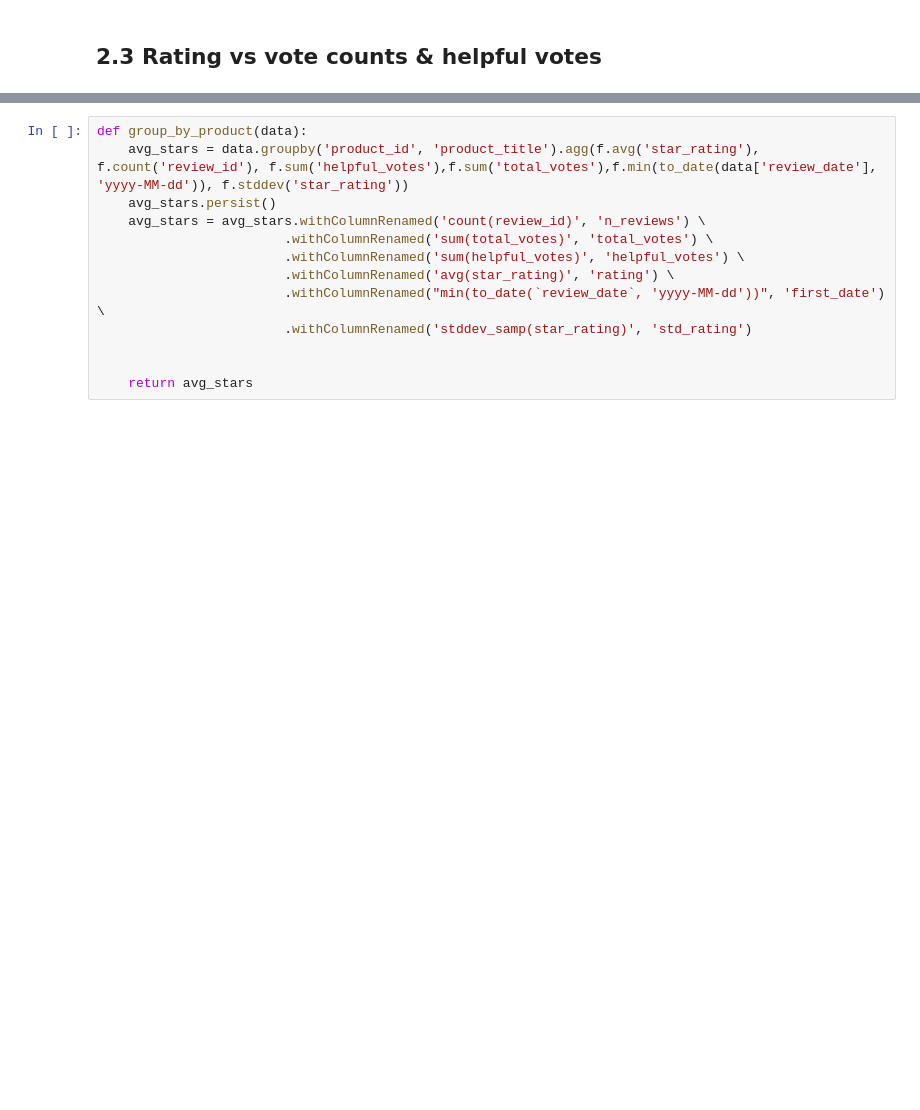
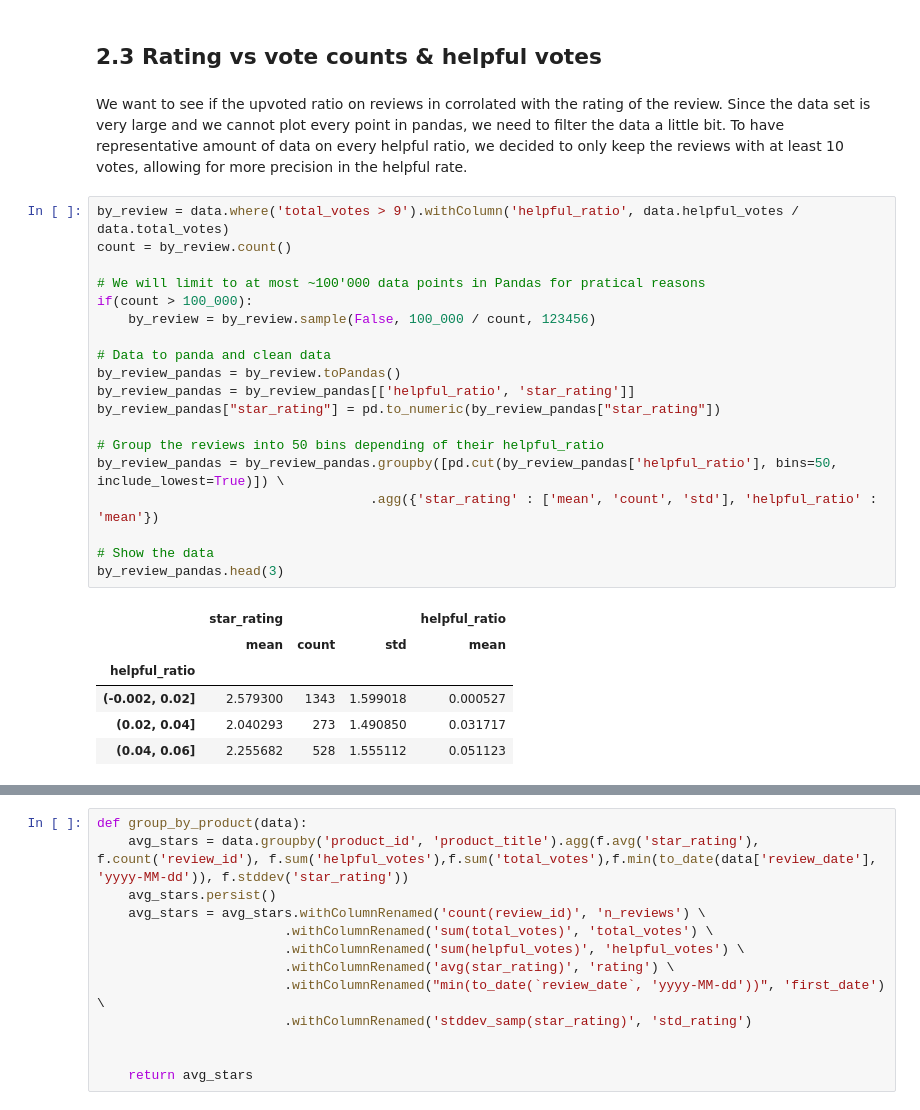
Before and after one commit to Billotais/cs_401_project, a Jupyter notebook: notebook.ipynb, the cells around one changed output, grey strips where cells are left out. Drawn from its saved outputs; the diff is of its cells as text; blank space fills up the shorter version.

```diff
--- a/notebook.ipynb
+++ b/notebook.ipynb
@@ -108,3 +108,32 @@ And here, you can see for only the verified reviews their average ratings and ho
 it is clear that a lot of data is mising in the 2000's if we limit ourselves to the verified reviews. From now on, we will use all the data
 # %% [markdown]
 ## 2.3 Rating vs vote counts & helpful votes
+# %% [markdown]
+We want to see if the upvoted ratio on reviews in corrolated with the rating of the review.
+Since the data set is very large and we cannot plot every point in pandas, we need to filter the data a little bit. To have representative amount of data on every helpful ratio, we decided to only keep the reviews with at least 10 votes, allowing for more precision in the helpful rate.
+# %%
+by_review = data.where('total_votes > 9').withColumn('helpful_ratio', data.helpful_votes / data.total_votes)
+count = by_review.count()
+
+# We will limit to at most ~100'000 data points in Pandas for pratical reasons
+if(count > 100_000):
+    by_review = by_review.sample(False, 100_000 / count, 123456)
+
+# Data to panda and clean data
+by_review_pandas = by_review.toPandas()
+by_review_pandas = by_review_pandas[['helpful_ratio', 'star_rating']]
+by_review_pandas["star_rating"] = pd.to_numeric(by_review_pandas["star_rating"])
+
+# Group the reviews into 50 bins depending of their helpful_ratio
+by_review_pandas = by_review_pandas.groupby([pd.cut(by_review_pandas['helpful_ratio'], bins=50, include_lowest=True)]) \
+                                   .agg({'star_rating' : ['mean', 'count', 'std'], 'helpful_ratio' : 'mean'})
+
+# Show the data
+by_review_pandas.head(3)
+# %% [output]
+|  | star_rating |  |  | helpful_ratio |
+|  | mean | count | std | mean |
+| helpful_ratio |  |  |  |  |
+| (-0.002, 0.02] | 2.579300 | 1343 | 1.599018 | 0.000527 |
+| (0.02, 0.04] | 2.040293 | 273 | 1.490850 | 0.031717 |
+| (0.04, 0.06] | 2.255682 | 528 | 1.555112 | 0.051123 |
```
Also changed, not shown: parts of 25 cells of this notebook.
